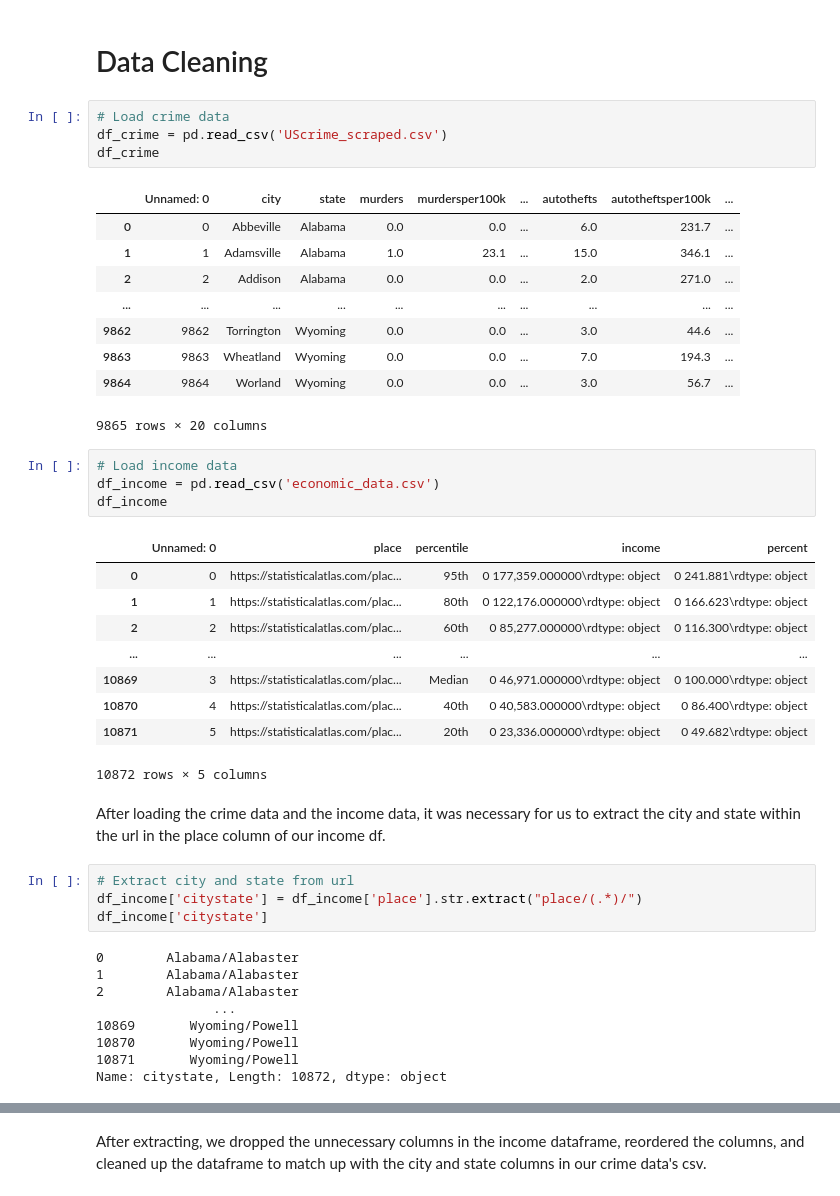
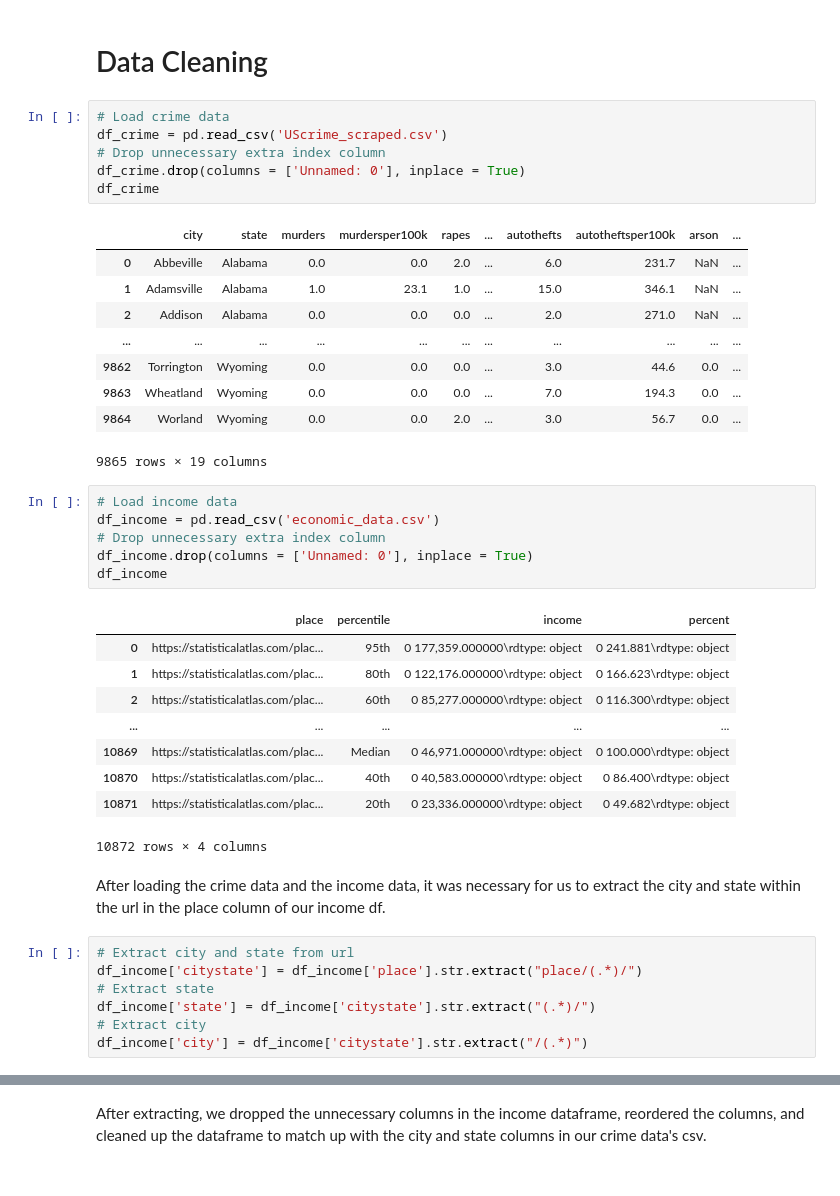
Before and after one commit to ewinterstorm/cogs108_finalproject, a Jupyter notebook: FinalProject.ipynb, the cells around one changed output, grey strips where cells are left out. Drawn from its saved outputs; the diff is of its cells as text.

```diff
--- a/FinalProject.ipynb
+++ b/FinalProject.ipynb
@@ -381,43 +383,41 @@ pd.options.display.max_columns = 10
 # %%
 # Load crime data
 df_crime = pd.read_csv('UScrime_scraped.csv')
+# Drop unnecessary extra index column
+df_crime.drop(columns = ['Unnamed: 0'], inplace = True)
 df_crime
 # %% [output]
-|  | Unnamed: 0 | city | state | murders | murdersper100k | ... | autothefts | autotheftsper100k | ... |
-| 0 | 0 | Abbeville | Alabama | 0.0 | 0.0 | ... | 6.0 | 231.7 | ... |
-| 1 | 1 | Adamsville | Alabama | 1.0 | 23.1 | ... | 15.0 | 346.1 | ... |
-| 2 | 2 | Addison | Alabama | 0.0 | 0.0 | ... | 2.0 | 271.0 | ... |
-| ... | ... | ... | ... | ... | ... | ... | ... | ... | ... |
-| 9862 | 9862 | Torrington | Wyoming | 0.0 | 0.0 | ... | 3.0 | 44.6 | ... |
-| 9863 | 9863 | Wheatland | Wyoming | 0.0 | 0.0 | ... | 7.0 | 194.3 | ... |
-| 9864 | 9864 | Worland | Wyoming | 0.0 | 0.0 | ... | 3.0 | 56.7 | ... |
+|  | city | state | murders | murdersper100k | rapes | ... | autothefts | autotheftsper100k | arson | ... |
+| 0 | Abbeville | Alabama | 0.0 | 0.0 | 2.0 | ... | 6.0 | 231.7 | NaN | ... |
+| 1 | Adamsville | Alabama | 1.0 | 23.1 | 1.0 | ... | 15.0 | 346.1 | NaN | ... |
+| 2 | Addison | Alabama | 0.0 | 0.0 | 0.0 | ... | 2.0 | 271.0 | NaN | ... |
+| ... | ... | ... | ... | ... | ... | ... | ... | ... | ... | ... |
+| 9862 | Torrington | Wyoming | 0.0 | 0.0 | 0.0 | ... | 3.0 | 44.6 | 0.0 | ... |
+| 9863 | Wheatland | Wyoming | 0.0 | 0.0 | 0.0 | ... | 7.0 | 194.3 | 0.0 | ... |
+| 9864 | Worland | Wyoming | 0.0 | 0.0 | 2.0 | ... | 3.0 | 56.7 | 0.0 | ... |
-9865 rows × 20 columns
+9865 rows × 19 columns
 # %%
 # Load income data
 df_income = pd.read_csv('economic_data.csv')
+# Drop unnecessary extra index column
+df_income.drop(columns = ['Unnamed: 0'], inplace = True)
 df_income
 # %% [output]
-|  | Unnamed: 0 | place | percentile | income | percent |
-| 0 | 0 | https://statisticalatlas.com/plac... | 95th | 0 177,359.000000\rdtype: object | 0 241.881\rdtype: object |
-| 1 | 1 | https://statisticalatlas.com/plac... | 80th | 0 122,176.000000\rdtype: object | 0 166.623\rdtype: object |
-| 2 | 2 | https://statisticalatlas.com/plac... | 60th | 0 85,277.000000\rdtype: object | 0 116.300\rdtype: object |
-| ... | ... | ... | ... | ... | ... |
-| 10869 | 3 | https://statisticalatlas.com/plac... | Median | 0 46,971.000000\rdtype: object | 0 100.000\rdtype: object |
-| 10870 | 4 | https://statisticalatlas.com/plac... | 40th | 0 40,583.000000\rdtype: object | 0 86.400\rdtype: object |
-| 10871 | 5 | https://statisticalatlas.com/plac... | 20th | 0 23,336.000000\rdtype: object | 0 49.682\rdtype: object |
+|  | place | percentile | income | percent |
+| 0 | https://statisticalatlas.com/plac... | 95th | 0 177,359.000000\rdtype: object | 0 241.881\rdtype: object |
+| 1 | https://statisticalatlas.com/plac... | 80th | 0 122,176.000000\rdtype: object | 0 166.623\rdtype: object |
+| 2 | https://statisticalatlas.com/plac... | 60th | 0 85,277.000000\rdtype: object | 0 116.300\rdtype: object |
+| ... | ... | ... | ... | ... |
+| 10869 | https://statisticalatlas.com/plac... | Median | 0 46,971.000000\rdtype: object | 0 100.000\rdtype: object |
+| 10870 | https://statisticalatlas.com/plac... | 40th | 0 40,583.000000\rdtype: object | 0 86.400\rdtype: object |
+| 10871 | https://statisticalatlas.com/plac... | 20th | 0 23,336.000000\rdtype: object | 0 49.682\rdtype: object |
-10872 rows × 5 columns
+10872 rows × 4 columns
 # %% [markdown]
 After loading the crime data and the income data, it was necessary for us to extract the city and state within the url in the place column of our income df.
 # %%
 # Extract city and state from url
 df_income['citystate'] = df_income['place'].str.extract("place/(.*)/")
-df_income['citystate']
+# Extract state
+df_income['state'] = df_income['citystate'].str.extract("(.*)/")
+# Extract city
+df_income['city'] = df_income['citystate'].str.extract("/(.*)")
-# %% [output]
-0        Alabama/Alabaster
-1        Alabama/Alabaster
-2        Alabama/Alabaster
-               ...
-10869       Wyoming/Powell
-10870       Wyoming/Powell
-10871       Wyoming/Powell
-Name: citystate, Length: 10872, dtype: object
```
Also changed, not shown: parts of 54 cells of this notebook.
